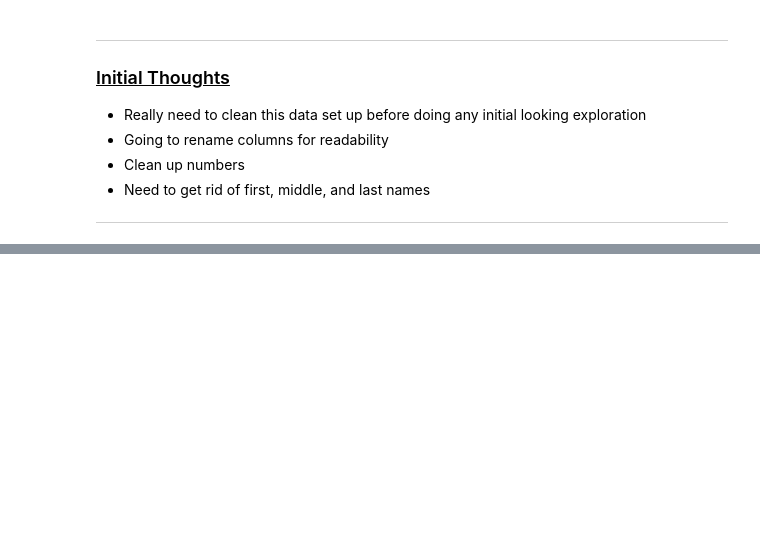
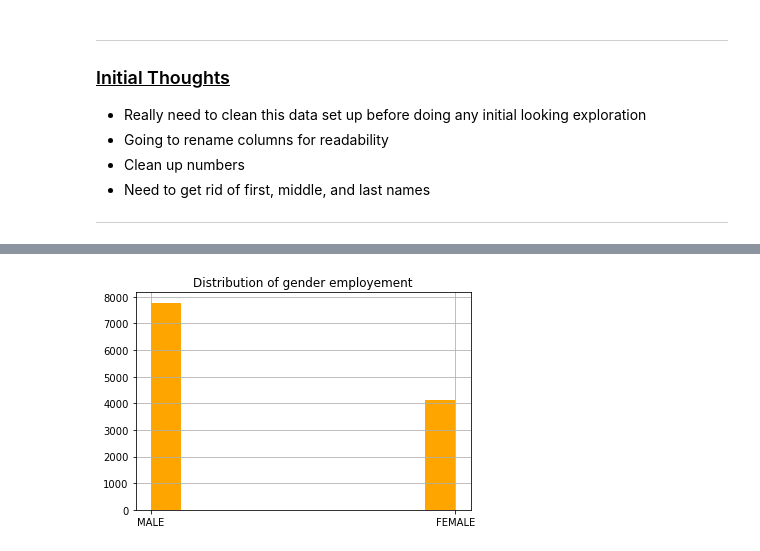
Before and after one commit to DBerchelmann/employee-classification, a Jupyter notebook: finalnotebook_employee_project.ipynb, the cells around one changed output, grey strips where cells are left out. Drawn from its saved outputs; the diff is of its cells as text; code cells hidden in the pictures; blank space fills up the shorter version.

```diff
--- a/finalnotebook_employee_project.ipynb
+++ b/finalnotebook_employee_project.ipynb
@@ -175,0 +259,8 @@ There are 1 columns that have NULL values.
+# %%
+plt.figure(figsize=(16,12))
+df['gender'].hist(color='orange', figsize=(6,4))
+
+plt.title('Distribution of gender employement')
+plt.show()
+# %% [output]
+[figure, added]
```
Also changed, not shown: parts of 120 cells of this notebook, 3 other files.
